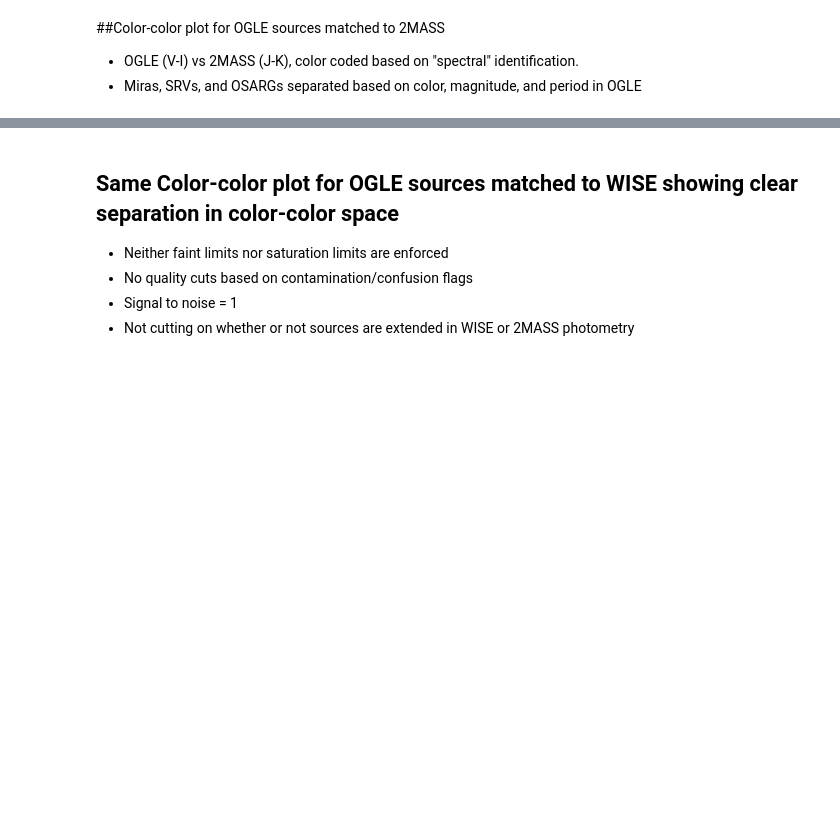
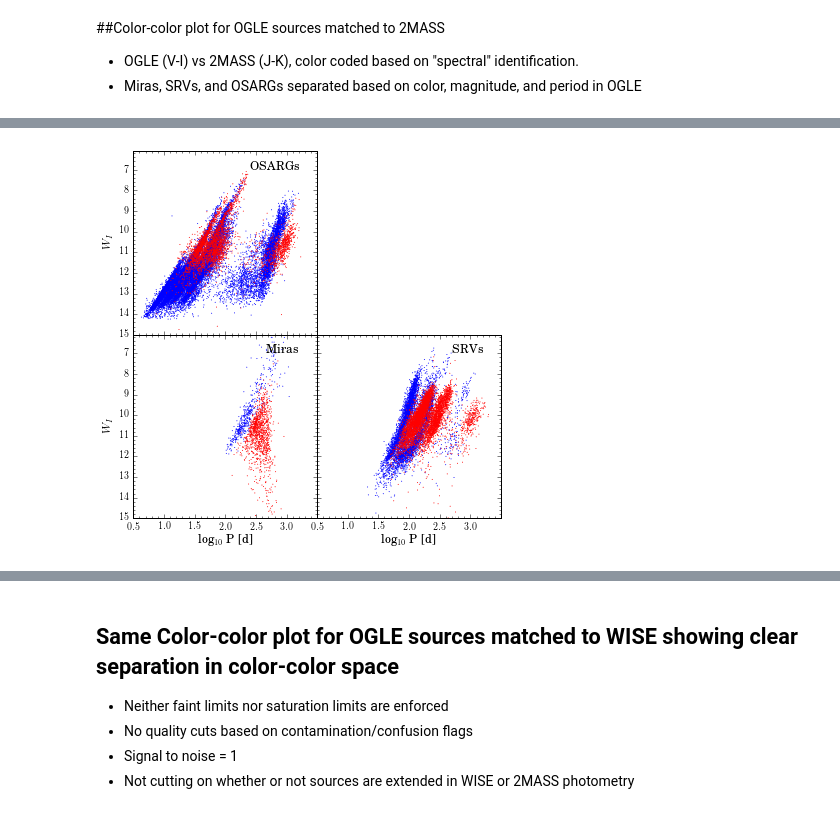
Before and after one commit to nhuntwalker/new_work_scripts, a Jupyter notebook: macho_ogle_simbad_distributions.ipynb, the cells around one changed output, grey strips where cells are left out. Saved outputs shown, nothing was run; the diff lists cells and outputs as text; code cells hidden in the pictures; blank space fills up the shorter version.

```diff
--- a/macho_ogle_simbad_distributions.ipynb
+++ b/macho_ogle_simbad_distributions.ipynb
@@ -141,0 +141,13 @@ three_cell_plot(x1, x2, x3, y1, y2, y3, xlabel="$(J-K_s)$", ylabel="$(V-I)$",
+# %%
+x1 = [np.log10(ogle_matched.data.P_1[cut1]), np.log10(ogle_matched.data.P_1[cut2])]
+x2 = [np.log10(ogle_matched.data.P_1[cut3]), np.log10(ogle_matched.data.P_1[cut4])]
+x3 = [np.log10(ogle_matched.data.P_1[cut5]), np.log10(ogle_matched.data.P_1[cut6])]
+
+y1 = [ogle_matched.data.W_I[cut1], ogle_matched.data.W_I[cut2]]
+y2 = [ogle_matched.data.W_I[cut3], ogle_matched.data.W_I[cut4]]
+y3 = [ogle_matched.data.W_I[cut5], ogle_matched.data.W_I[cut6]]
+
+three_cell_plot(x1, x2, x3, y1, y2, y3, xlabel="log$_{10}$ P [d]", ylabel="$W_I$",
+                ylims=(15,6.1), xlims=(0.5,3.49), txt1="OSARGs", txt2="Miras", txt3="SRVs", outfile="../figures/ogle_2mass_period_mag_threeplot.png")
+# %% [output]
+[figure, added]
```
Also changed, not shown: parts of 9 cells of this notebook.
